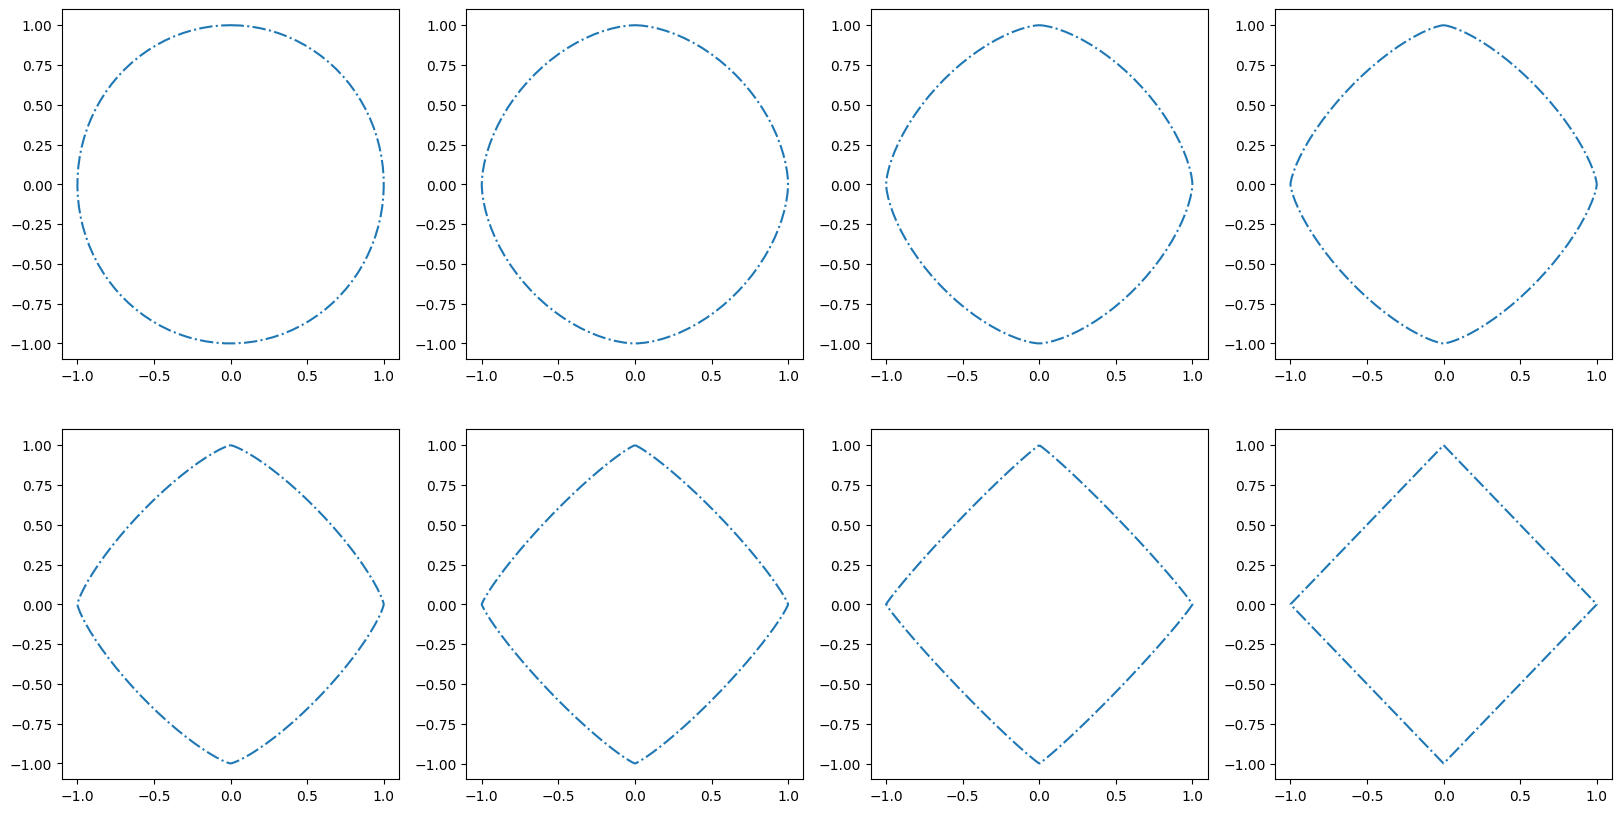
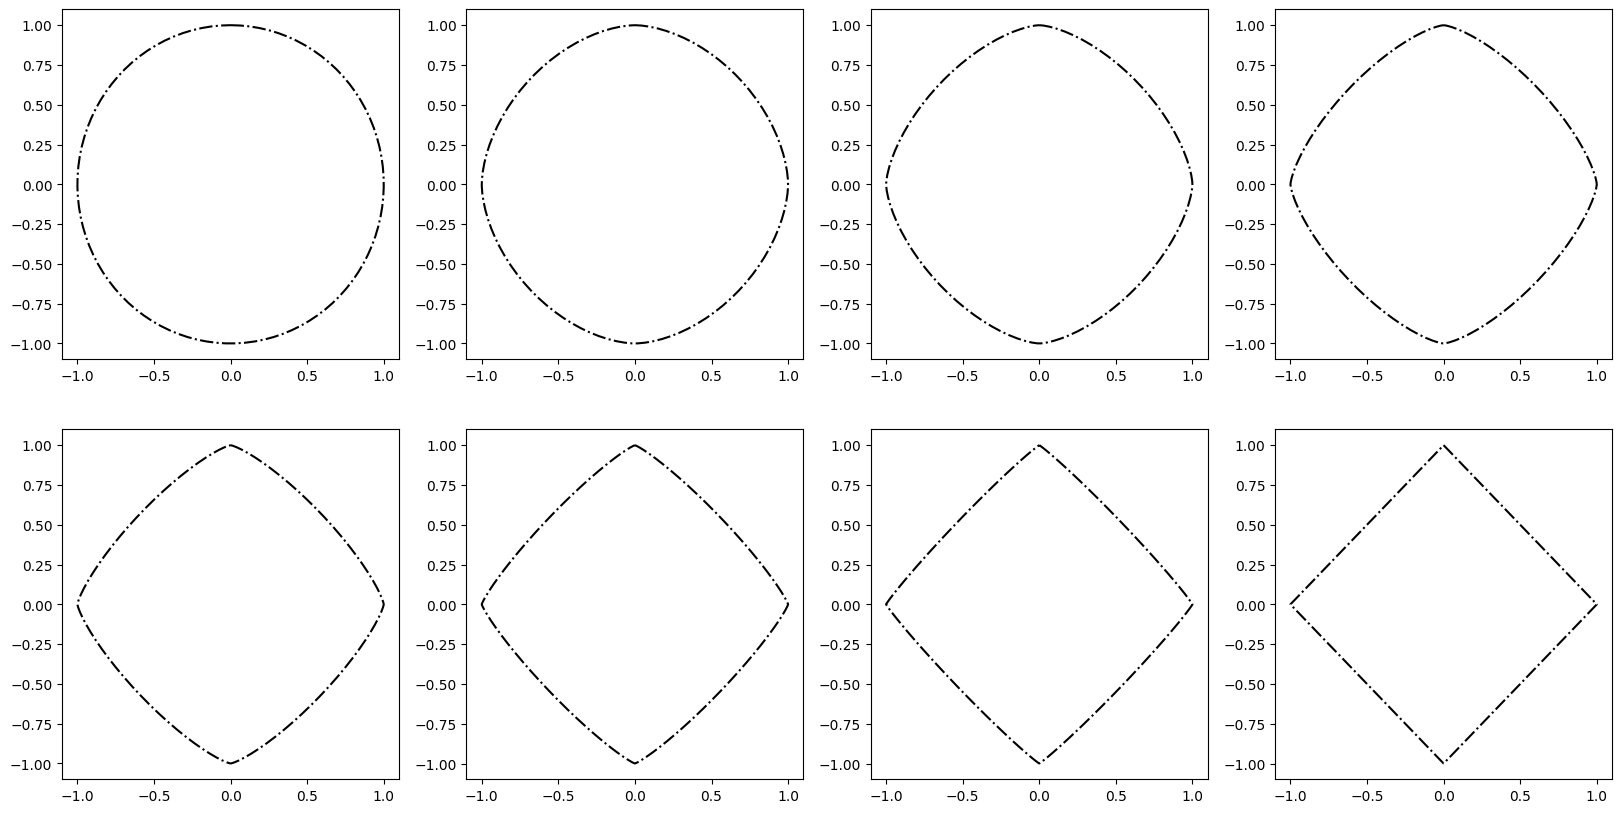
The change to this notebook cell's code, shown as a diff; its figure went from the first image to the second:
--- before
+++ after
@@ -7,3 +7,3 @@
     x = np.sign(np.sin(theta))*np.abs(np.sin(theta))**i
     y = np.sign(np.cos(theta))*np.abs(np.cos(theta))**i
-    ax.plot(x,y,linestyle='-.')
+    ax.plot(x,y,linestyle='-.',color='black')

Commit: Modified Math.ipynb